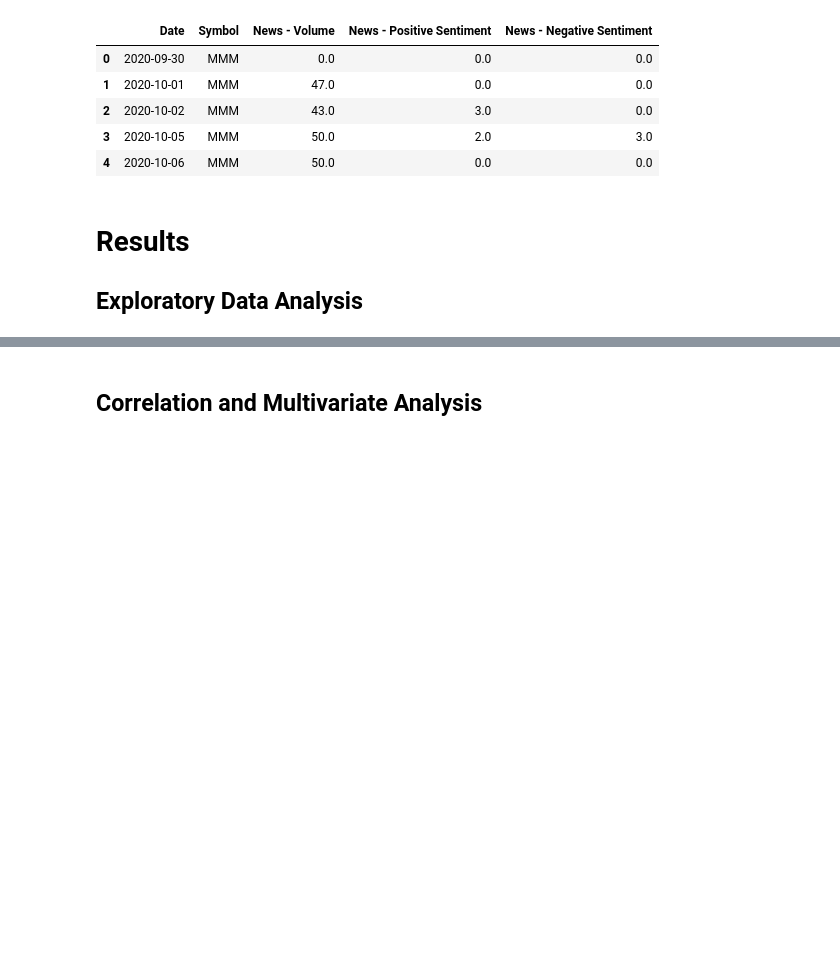
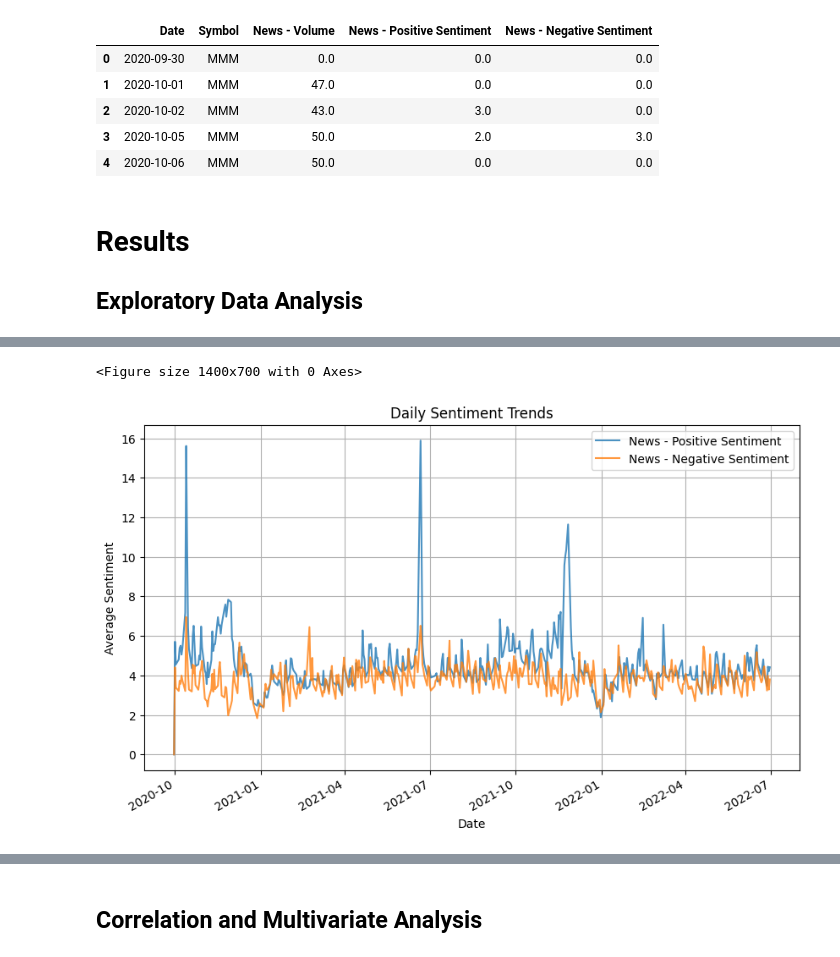
Before and after one commit to SyeinW/Cogs_108_Project_Data, a Jupyter notebook: checkpoint.ipynb, the cells around one changed output, grey strips where cells are left out. Drawn from its saved outputs; the diff is of its cells as text; code cells hidden in the pictures; blank space fills up the shorter version.

```diff
--- a/checkpoint.ipynb
+++ b/checkpoint.ipynb
@@ -196,0 +220,14 @@ SP_Stock = SP_Stock.reset_index(drop=True)
+# %%
+# Graphing Trend of the Overall Sentiment of S&P 500 companies
+# Getting average sentiment by date
+daily_sentiment = SP_merged.groupby('Date')[
+    ['News - Positive Sentiment', 'News - Negative Sentiment']
+].mean()
+# Plotting Graph
+plt.figure(figsize=(14, 7))
+daily_sentiment.plot(title="Daily Sentiment Trends", ylabel="Average Sentiment", xlabel="Date", alpha=0.8)
+plt.grid()
+plt.show()
+# %% [output]
+<Figure size 1400x700 with 0 Axes>
+[figure, added]
```
Also changed, not shown: parts of 3 cells of this notebook.
